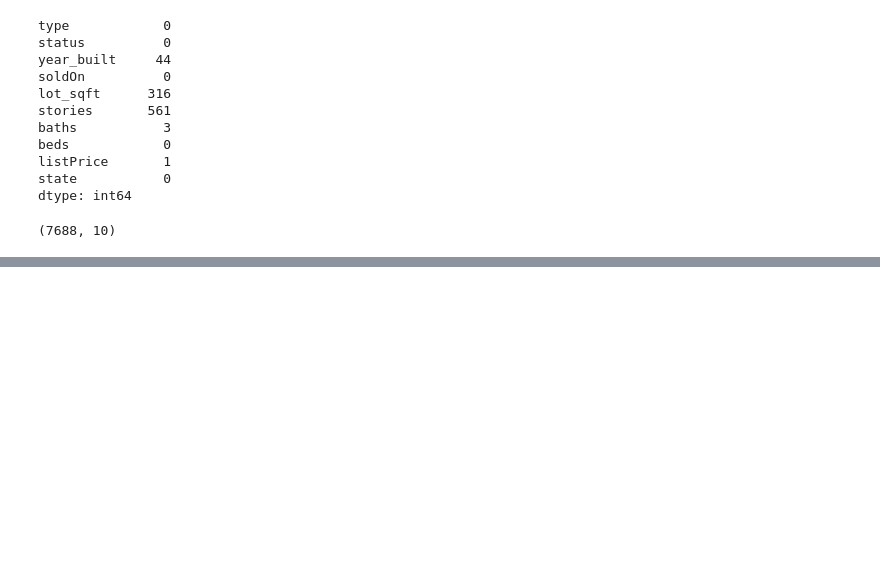
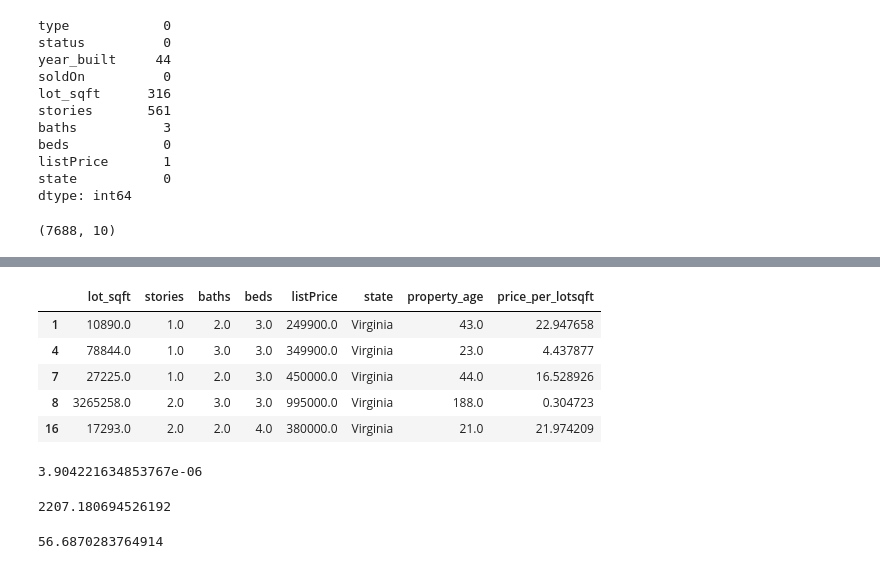
Before and after one commit to NishanD21/Price-Prediction-model-for-Real-Estate, a Jupyter notebook: real_estate.ipynb, the cells around one changed output, grey strips where cells are left out. Cells and saved outputs as stored; diff of their text form; code cells hidden in the pictures; blank space fills up the shorter version.

```diff
--- a/real_estate.ipynb
+++ b/real_estate.ipynb
@@ -319,0 +332,7 @@ df.shape
+# %%
+# creating the feature of property_age
+
+df['year_sold'] = df['soldOn'].dt.year.astype('float') # extracting only the year from the soldOn feature
+df['property_age'] = df['year_sold'] - df['year_built']
+df = df.drop(['year_built','year_sold','soldOn'],axis=1)
+df.head()
@@ -319,0 +346,25 @@ df.shape
+# %%
+# creating price_per_lotsqft feature
+
+df =df[df['lot_sqft'] != 0]
+df['price_per_lotsqft'] = df['listPrice']/df['lot_sqft']
+df.head()
+# %% [output]
+|  | lot_sqft | stories | baths | beds | listPrice | state | property_age | price_per_lotsqft |
+| 1 | 10890.0 | 1.0 | 2.0 | 3.0 | 249900.0 | Virginia | 43.0 | 22.947658 |
+| 4 | 78844.0 | 1.0 | 3.0 | 3.0 | 349900.0 | Virginia | 23.0 | 4.437877 |
+| 7 | 27225.0 | 1.0 | 2.0 | 3.0 | 450000.0 | Virginia | 44.0 | 16.528926 |
+| 8 | 3265258.0 | 2.0 | 3.0 | 3.0 | 995000.0 | Virginia | 188.0 | 0.304723 |
+| 16 | 17293.0 | 2.0 | 2.0 | 4.0 | 380000.0 | Virginia | 21.0 | 21.974209 |
+# %%
+df['price_per_lotsqft'].min()
+# %% [output]
+3.904221634853767e-06
+# %%
+df['price_per_lotsqft'].max()
+# %% [output]
+2207.180694526192
+# %%
+df['price_per_lotsqft'].mean()
+# %% [output]
+56.6870283764914
```
Also changed, not shown: parts of 4 cells of this notebook.
